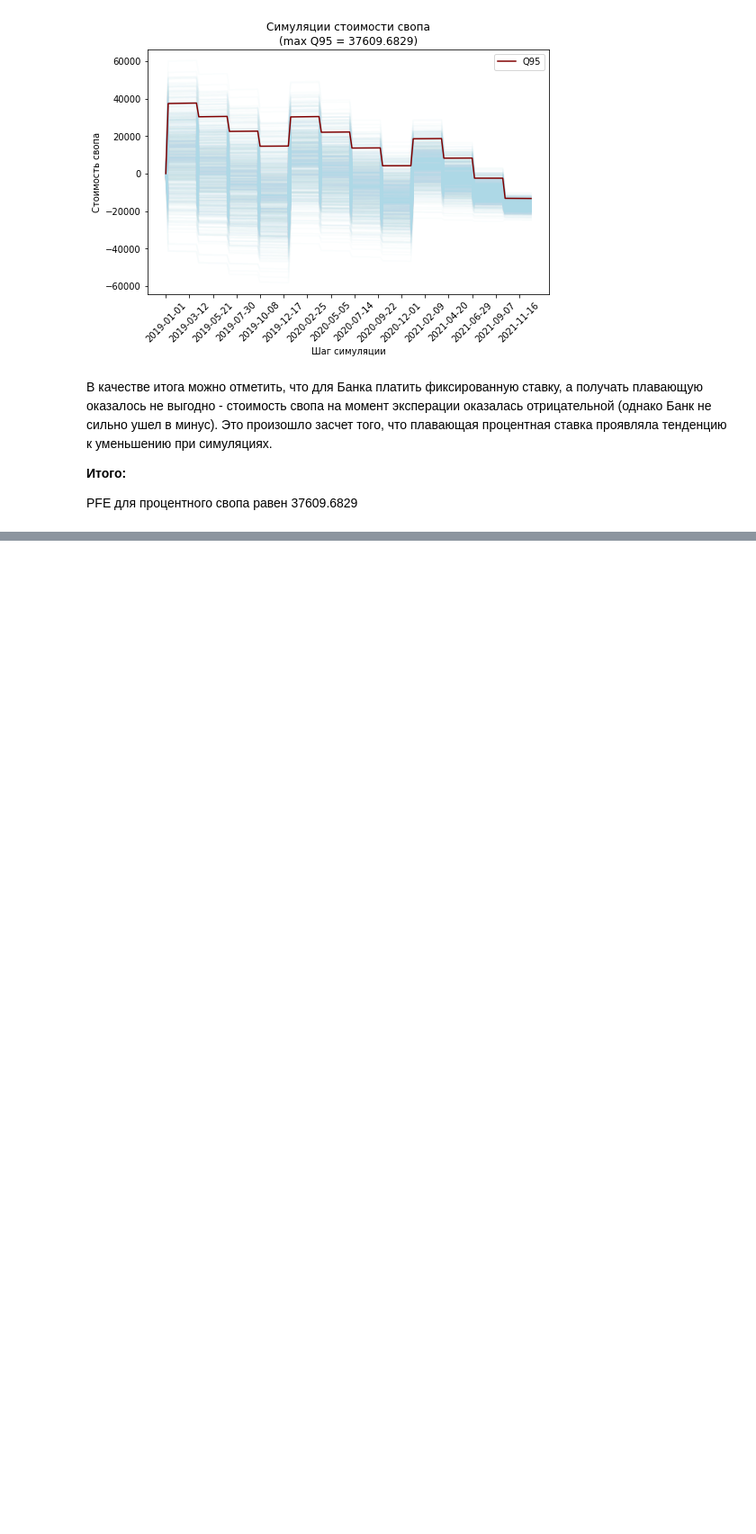
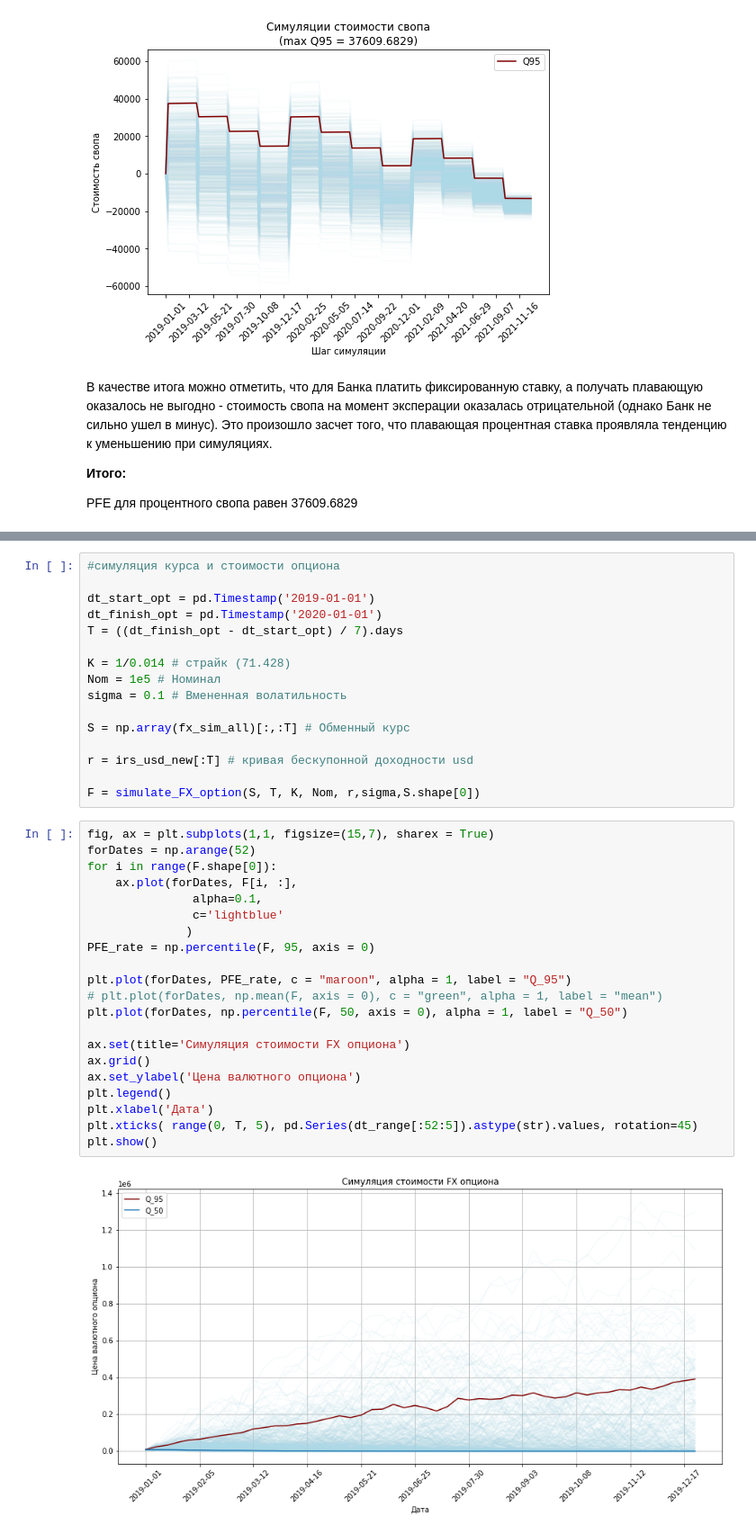
Before and after one commit to goo-goo-goo-joob/hse_stochastic_modeling, a Jupyter notebook: risk_factors_modeling.ipynb, the cells around one changed output, grey strips where cells are left out. Shown at 90% size. Saved outputs shown, nothing was run; the diff lists cells and outputs as text; blank space fills up the shorter version.

```diff
--- a/risk_factors_modeling.ipynb
+++ b/risk_factors_modeling.ipynb
@@ -341,0 +514,39 @@ PFE для процентного свопа равен 37609.6829
+# %%
+#симуляция курса и стоимости опциона
+
+dt_start_opt = pd.Timestamp('2019-01-01')
+dt_finish_opt = pd.Timestamp('2020-01-01')
+T = ((dt_finish_opt - dt_start_opt) / 7).days
+
+K = 1/0.014 # страйк (71.428)
+Nom = 1e5 # Номинал
+sigma = 0.1 # Вмененная волатильность
+
+S = np.array(fx_sim_all)[:,:T] # Обменный курс
+
+r = irs_usd_new[:T] # кривая бескупонной доходности usd
+
+F = simulate_FX_option(S, T, K, Nom, r,sigma,S.shape[0])
+# %%
+fig, ax = plt.subplots(1,1, figsize=(15,7), sharex = True)
+forDates = np.arange(52)
+for i in range(F.shape[0]):
+    ax.plot(forDates, F[i, :],
+               alpha=0.1,
+               c='lightblue'
+              )
+PFE_rate = np.percentile(F, 95, axis = 0)
+
+plt.plot(forDates, PFE_rate, c = "maroon", alpha = 1, label = "Q_95")
+# plt.plot(forDates, np.mean(F, axis = 0), c = "green", alpha = 1, label = "mean")
+plt.plot(forDates, np.percentile(F, 50, axis = 0), alpha = 1, label = "Q_50")
+
+ax.set(title='Симуляция стоимости FX опциона')
+ax.grid()
+ax.set_ylabel('Цена валютного опциона')
+plt.legend()
+plt.xlabel('Дата')
+plt.xticks( range(0, T, 5), pd.Series(dt_range[:52:5]).astype(str).values, rotation=45)
+plt.show()
+# %% [output]
+[figure, added]
```
Also changed, not shown: parts of 20 cells of this notebook.
